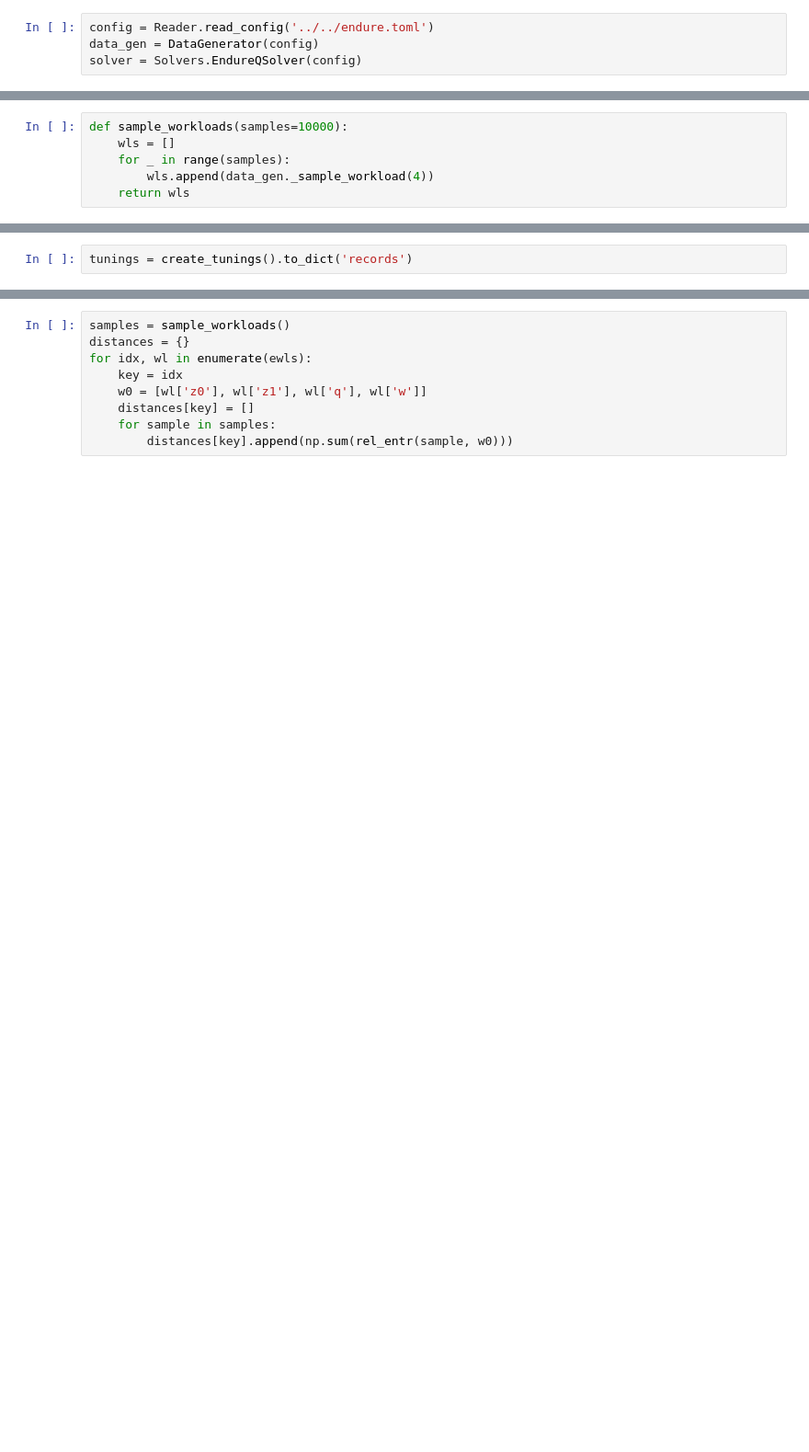
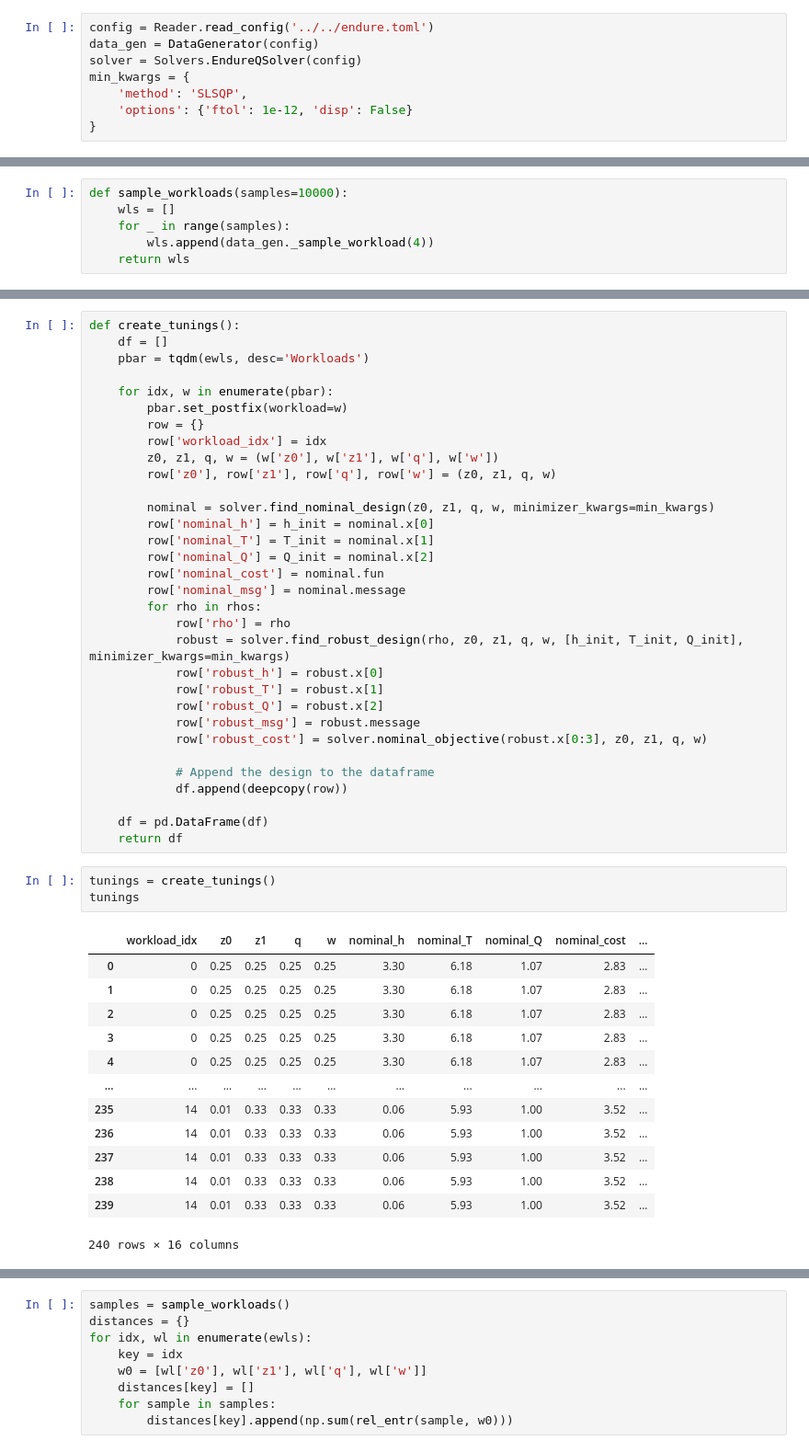
Before and after one commit to ephoris/endure-jupyter, a Jupyter notebook: data-gen/gen_tuning_cost.ipynb, the cells around one changed output, grey strips where cells are left out. Shown at 92% size. Cells and saved outputs as stored; diff of their text form; blank space fills up the shorter version.

```diff
--- a/data-gen/gen_tuning_cost.ipynb
+++ b/data-gen/gen_tuning_cost.ipynb
@@ -25,4 +25,8 @@ import jobs.solve as Solvers
 config = Reader.read_config('../../endure.toml')
 data_gen = DataGenerator(config)
 solver = Solvers.EndureQSolver(config)
+min_kwargs = {
+    'method': 'SLSQP',
+    'options': {'ftol': 1e-12, 'disp': False}
+}
 # %%
@@ -86,2 +58,49 @@ def create_tunings():
+# %%
+def create_tunings():
+    df = []
+    pbar = tqdm(ewls, desc='Workloads')
+
+    for idx, w in enumerate(pbar):
+        pbar.set_postfix(workload=w)
+        row = {}
+        row['workload_idx'] = idx
+        z0, z1, q, w = (w['z0'], w['z1'], w['q'], w['w'])
+        row['z0'], row['z1'], row['q'], row['w'] = (z0, z1, q, w)
+
+        nominal = solver.find_nominal_design(z0, z1, q, w, minimizer_kwargs=min_kwargs)
+        row['nominal_h'] = h_init = nominal.x[0]
+        row['nominal_T'] = T_init = nominal.x[1]
+        row['nominal_Q'] = Q_init = nominal.x[2]
+        row['nominal_cost'] = nominal.fun
+        row['nominal_msg'] = nominal.message
+        for rho in rhos:
+            row['rho'] = rho
+            robust = solver.find_robust_design(rho, z0, z1, q, w, [h_init, T_init, Q_init], minimizer_kwargs=min_kwargs)
+            row['robust_h'] = robust.x[0]
+            row['robust_T'] = robust.x[1]
+            row['robust_Q'] = robust.x[2]
+            row['robust_msg'] = robust.message
+            row['robust_cost'] = solver.nominal_objective(robust.x[0:3], z0, z1, q, w)
+
+            # Append the design to the dataframe
+            df.append(deepcopy(row))
+
+    df = pd.DataFrame(df)
+    return df
 # %%
-tunings = create_tunings().to_dict('records')
+tunings = create_tunings()
+tunings
+# %% [output]
+|  | workload_idx | z0 | z1 | q | w | nominal_h | nominal_T | nominal_Q | nominal_cost | ... |
+| 0 | 0 | 0.25 | 0.25 | 0.25 | 0.25 | 3.30 | 6.18 | 1.07 | 2.83 | ... |
+| 1 | 0 | 0.25 | 0.25 | 0.25 | 0.25 | 3.30 | 6.18 | 1.07 | 2.83 | ... |
+| 2 | 0 | 0.25 | 0.25 | 0.25 | 0.25 | 3.30 | 6.18 | 1.07 | 2.83 | ... |
+| 3 | 0 | 0.25 | 0.25 | 0.25 | 0.25 | 3.30 | 6.18 | 1.07 | 2.83 | ... |
+| 4 | 0 | 0.25 | 0.25 | 0.25 | 0.25 | 3.30 | 6.18 | 1.07 | 2.83 | ... |
+| ... | ... | ... | ... | ... | ... | ... | ... | ... | ... | ... |
+| 235 | 14 | 0.01 | 0.33 | 0.33 | 0.33 | 0.06 | 5.93 | 1.00 | 3.52 | ... |
+| 236 | 14 | 0.01 | 0.33 | 0.33 | 0.33 | 0.06 | 5.93 | 1.00 | 3.52 | ... |
+| 237 | 14 | 0.01 | 0.33 | 0.33 | 0.33 | 0.06 | 5.93 | 1.00 | 3.52 | ... |
+| 238 | 14 | 0.01 | 0.33 | 0.33 | 0.33 | 0.06 | 5.93 | 1.00 | 3.52 | ... |
+| 239 | 14 | 0.01 | 0.33 | 0.33 | 0.33 | 0.06 | 5.93 | 1.00 | 3.52 | ... |
+240 rows × 16 columns
```
Also changed, not shown: parts of 5 cells of this notebook, 3 other files.
